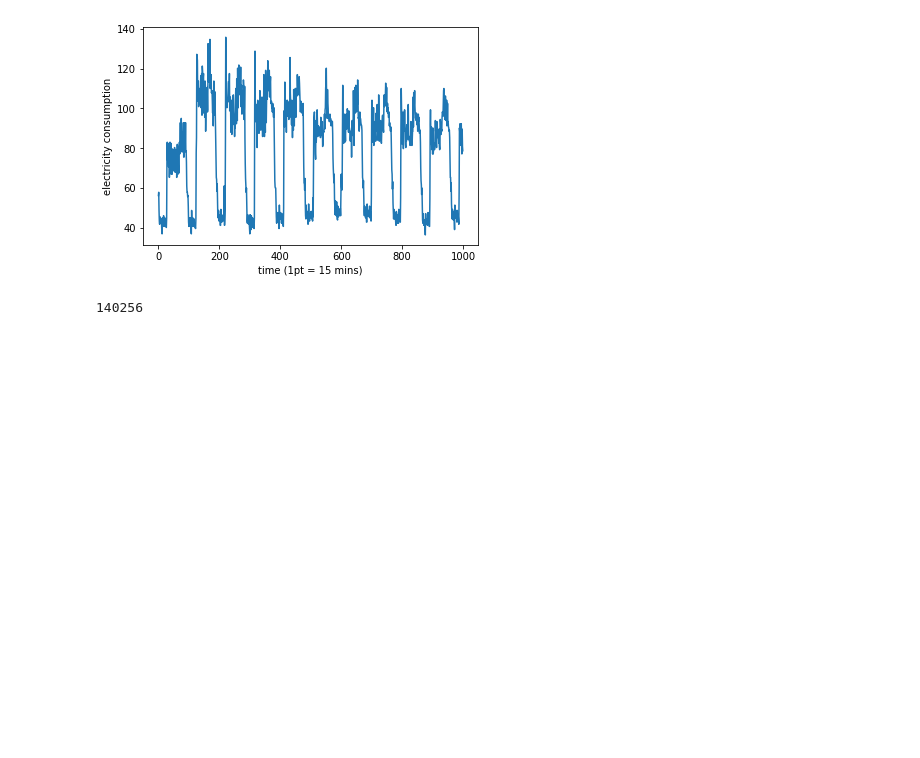
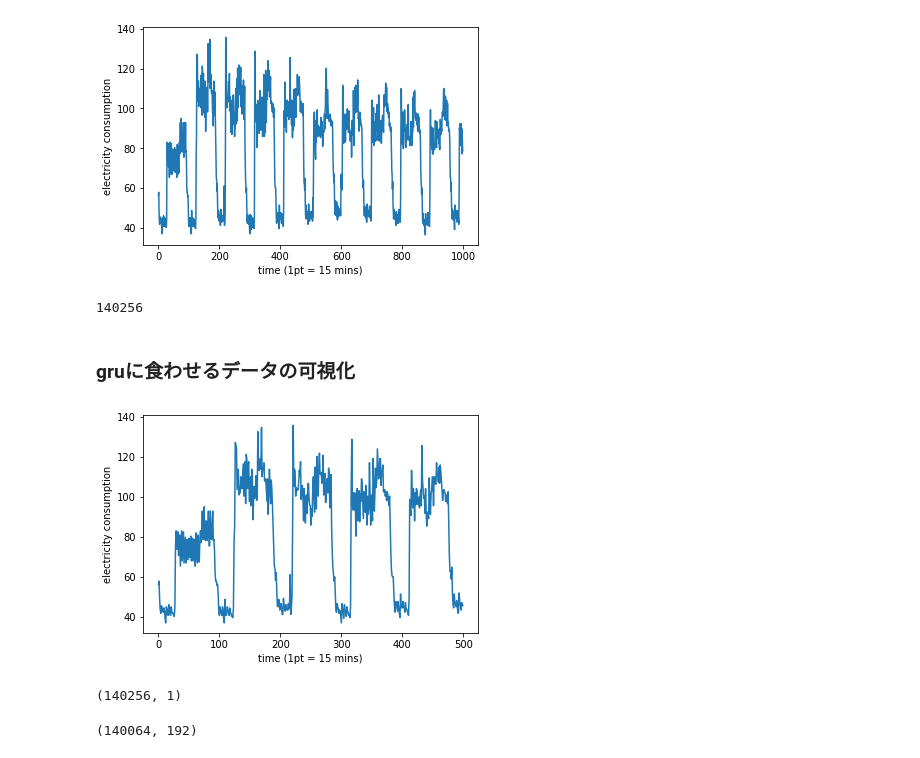
Before and after one commit to masakiaota/blog, a Jupyter notebook: vae/watch_data.ipynb, the cells around one changed output. Cells and saved outputs as stored; diff of their text form; code cells hidden in the pictures; blank space fills up the shorter version.

```diff
--- a/vae/watch_data.ipynb
+++ b/vae/watch_data.ipynb
@@ -60,3 +62,5 @@ np.save(os.path.join(DATA_DIR, "LD_250.npy"), np.array(data))
 len(data)
 # %% [output]
 140256
+# %% [markdown]
+### gruに食わせるデータの可視化
@@ -62,0 +76,31 @@ len(data)
+# %%
+DATA_DIR="./data/"
+data = np.load(DATA_DIR + "LD_250.npy")
+
+NUM_TIMESTEPS = 192 #二日間に対応
+# %%
+# 最初の10日間のデータをプロット
+NUM_ENTRIES = 500
+plt.plot(range(NUM_ENTRIES), data[0:NUM_ENTRIES])
+plt.ylabel("electricity consumption")
+plt.xlabel("time (1pt = 15 mins)")
+plt.show()
+# 96ptごとに1日
+# これを見ると昼夜で周期的に電力使用量が変わっていることがわかる
+# %% [output]
+[figure, added]
+# %%
+data = data.reshape(-1, 1)  # データを縦ベクトルに
+scaler = MinMaxScaler(feature_range=(0, 1), copy=False)
+data = scaler.fit_transform(data)
+data.shape
+# %% [output]
+(140256, 1)
+# %%
+X = np.zeros((data.shape[0]-NUM_TIMESTEPS, NUM_TIMESTEPS))
+for i in range(data.shape[0] - NUM_TIMESTEPS):
+    # 1ずつ後ろにずらしてデータを作っている
+    X[i] = data[i:i + NUM_TIMESTEPS].T  # データは縦ベクトルだったため転置して横ベクトルにしてる
+X.shape
+# %% [output]
+(140064, 192)
```
Also changed, not shown: parts of 4 cells of this notebook, 11 other files.
